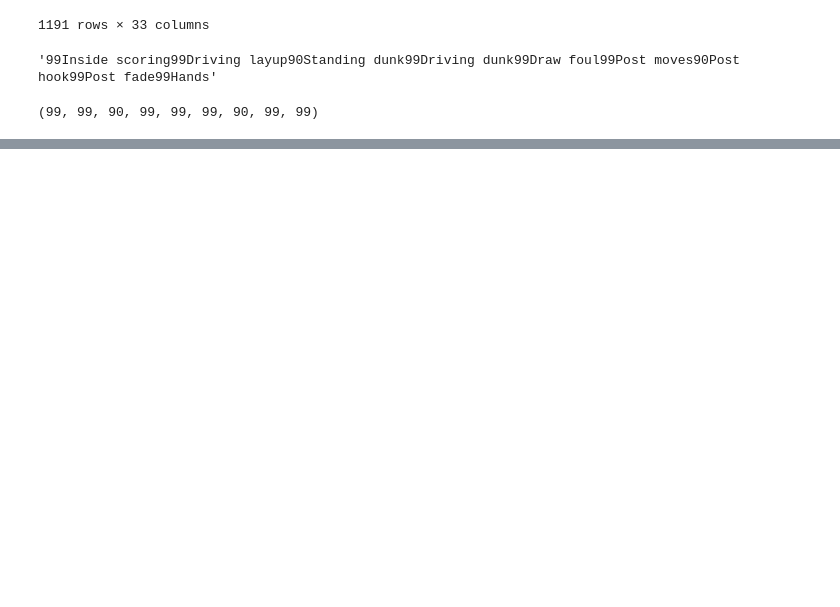
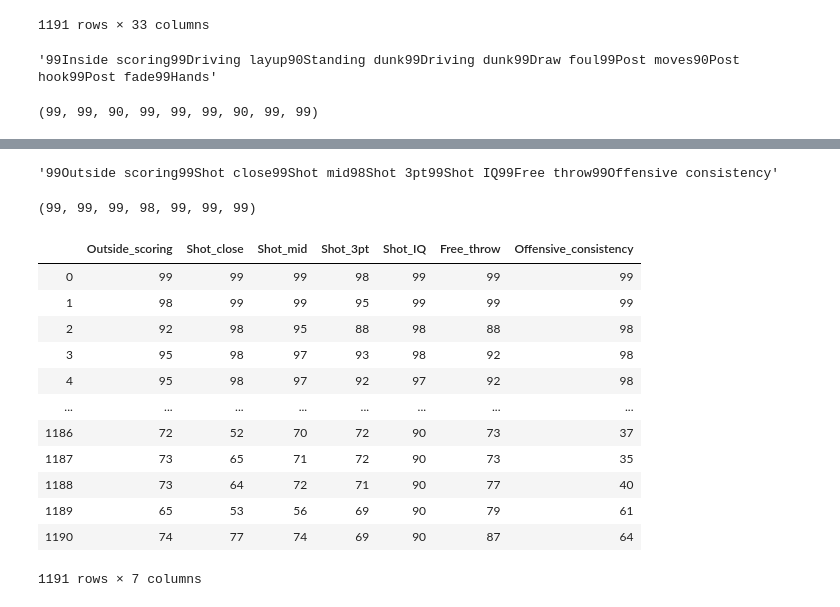
Before and after one commit to brandonmojica/2k_my_teams_analysis, a Jupyter notebook: Untitled.ipynb, the cells around one changed output, grey strips where cells are left out. Saved outputs shown, nothing was run; the diff lists cells and outputs as text; code cells hidden in the pictures; blank space fills up the shorter version.

```diff
--- a/Untitled.ipynb
+++ b/Untitled.ipynb
@@ -383,0 +439,58 @@ split_inside_scoring(test_str_inside_scoring)
+# %%
+test_str_outside_scoring = final_inside_scorning_and_prev['Outside_Scoring'][0]
+test_str_outside_scoring
+# %% [output]
+'99Outside scoring99Shot close99Shot mid98Shot 3pt99Shot IQ99Free throw99Offensive consistency'
+# %%
+def split_outside_scoring(row_str):
+    try:
+        Outside_scoring = re.split('Outside scoring',  row_str)
+                #athletic_array.append(Athleticism)
+
+        Shot_close = re.split('Shot close',Outside_scoring[1])
+                #athletic_array.append(Speed)
+
+        Shot_mid = re.split('Shot mid',Shot_close[1])
+                #athletic_array.append(Acceleration)
+
+        Shot_3pt = re.split('Shot 3pt',  Shot_mid[1])
+                #athletic_array.append(Athleticism)
+
+        Shot_IQ = re.split('Shot IQ',Shot_3pt[1])
+                #athletic_array.append(Speed)
+
+        Free_throw = re.split('Free throw',Shot_IQ[1])
+                #athletic_array.append(Acceleration)
+
+        Offensive_consistency = re.split('Offensive consistency',Free_throw[1])
+                #athletic_array.append(Speed)
+
+        return int(Outside_scoring[0]),int(Shot_close[0]),int(Shot_mid[0]),int(Shot_3pt[0]),int(Shot_IQ[0]),int(Free_throw[0]),int(Offensive_consistency[0])
+
+    except:
+           return 0,0,0,0,0,0,0
+# %%
+split_outside_scoring(test_str_outside_scoring)
+# %% [output]
+(99, 99, 99, 98, 99, 99, 99)
+# %%
+outside_scoring_df = player_data['Outside_Scoring'].apply(split_outside_scoring)
+# %%
+outside_scoring_df = pd.DataFrame(outside_scoring_df.to_list())
+# %%
+outside_scoring_df.rename({0:"Outside_scoring", 1: "Shot_close", 2: "Shot_mid", 3: "Shot_3pt", 4: "Shot_IQ",5: "Free_throw",6: "Offensive_consistency"},inplace=True,axis=1)
+outside_scoring_df
+# %% [output]
+|  | Outside_scoring | Shot_close | Shot_mid | Shot_3pt | Shot_IQ | Free_throw | Offensive_consistency |
+| 0 | 99 | 99 | 99 | 98 | 99 | 99 | 99 |
+| 1 | 98 | 99 | 99 | 95 | 99 | 99 | 99 |
+| 2 | 92 | 98 | 95 | 88 | 98 | 88 | 98 |
+| 3 | 95 | 98 | 97 | 93 | 98 | 92 | 98 |
+| 4 | 95 | 98 | 97 | 92 | 97 | 92 | 98 |
+| ... | ... | ... | ... | ... | ... | ... | ... |
+| 1186 | 72 | 52 | 70 | 72 | 90 | 73 | 37 |
+| 1187 | 73 | 65 | 71 | 72 | 90 | 73 | 35 |
+| 1188 | 73 | 64 | 72 | 71 | 90 | 77 | 40 |
+| 1189 | 65 | 53 | 56 | 69 | 90 | 79 | 61 |
+| 1190 | 74 | 77 | 74 | 69 | 90 | 87 | 64 |
+1191 rows × 7 columns
```
Also changed, not shown: parts of 15 cells of this notebook, 1 other file.
